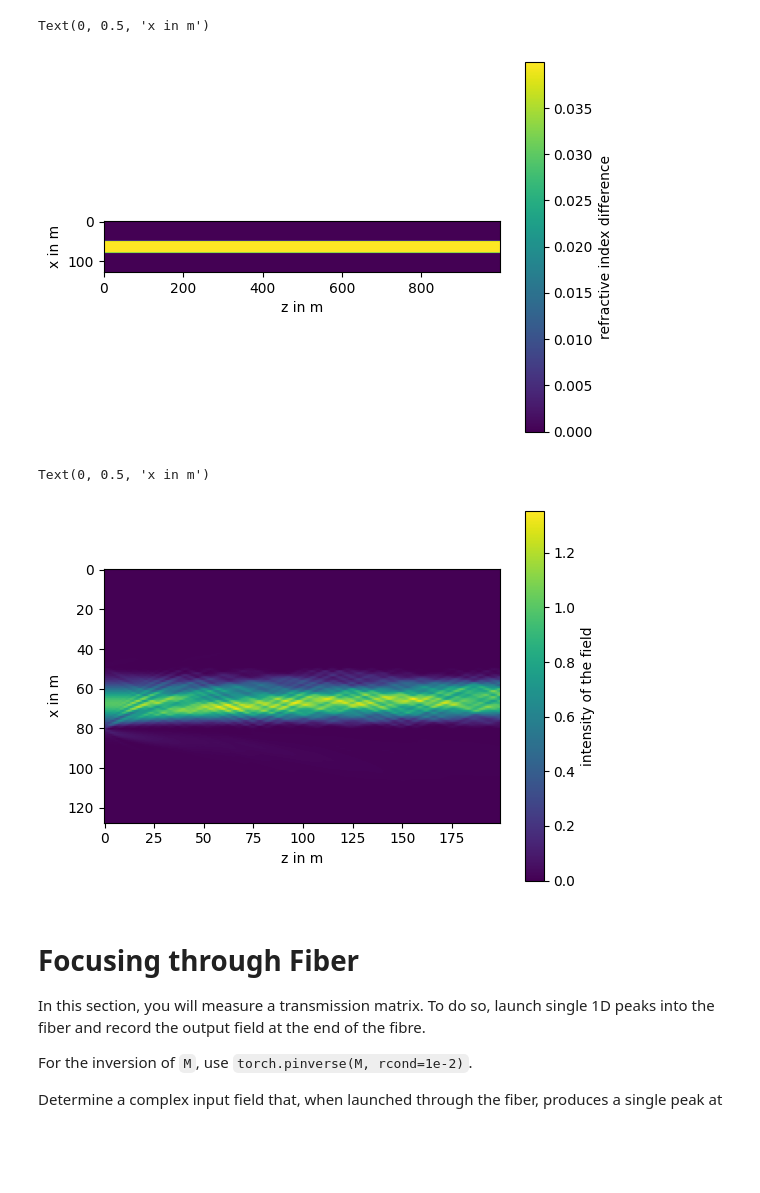
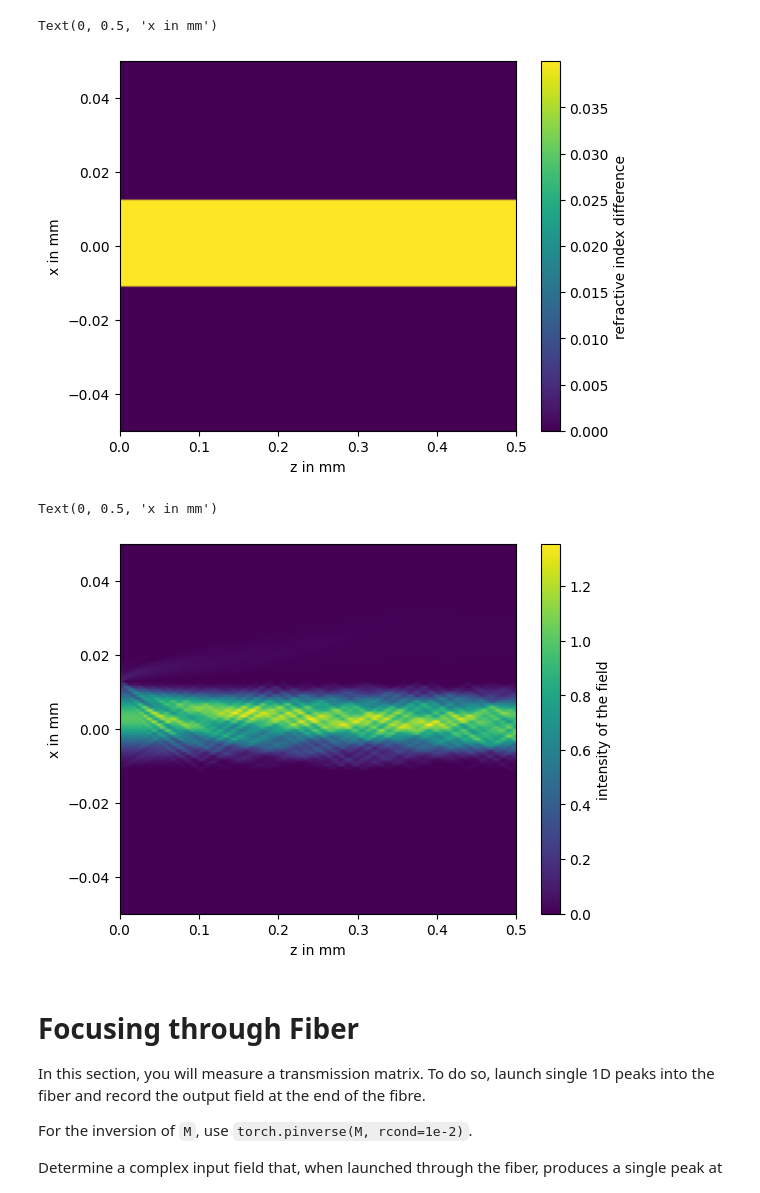
Before and after one commit to EPFL-LAPD/Micro-421-Computational-optical-imaging-2025, a Jupyter notebook: GX_09.ipynb, the cells around one changed output. Cells and saved outputs as stored; diff of their text form; code cells hidden in the pictures; blank space fills up the shorter version.

```diff
--- a/GX_09.ipynb
+++ b/GX_09.ipynb
@@ -35,29 +35,36 @@ def fibre_propagation(U0, wvl, x, z, refractive_index):
 # %%
 refractive_index = torch.zeros(128, 1000)
 wvl = 633e-9
 
 x = torch.linspace(-50e-6, 50e-6, 128)
 z = torch.linspace(0e-6, 500e-6, 200)
 refractive_index[50:80, :] = 0.04
 
-plt.imshow(refractive_index.cpu().numpy())
+# Plot with correct extent
+plt.imshow(refractive_index.cpu().numpy(),
+           extent=[0, 500e-6 *1000, -50e-3, 50e-3],  # [left, right, bottom, top]
+           aspect='auto',
+           origin='lower')
 plt.colorbar(label="refractive index difference")
-plt.xlabel("z in m")
-plt.ylabel("x in m")
+plt.xlabel("z in mm")
+plt.ylabel("x in mm")
 # %% [output]
-Text(0, 0.5, 'x in m')
+Text(0, 0.5, 'x in mm')
-[figure, old version]
+[figure, new version]
 # %%
 U0 = torch.exp(-(x-3e-6)**2 / (2 * 5e-6)**2)
 U_prop = fibre_propagation(U0, wvl, x, z, refractive_index)
 
-plt.imshow((torch.abs(U_prop)**2).cpu().numpy())
+plt.imshow((torch.abs(U_prop)**2).cpu().numpy(),
+           extent=[0, 500e-6 *1000, -50e-3, 50e-3],  # [left, right, bottom, top]
+           aspect='auto',
+           origin='lower')
 plt.colorbar(label="intensity of the field")
-plt.xlabel("z in m")
-plt.ylabel("x in m")
+plt.xlabel("z in mm")
+plt.ylabel("x in mm")
 # %% [output]
-Text(0, 0.5, 'x in m')
+Text(0, 0.5, 'x in mm')
-[figure, old version]
+[figure, new version]
 # %% [markdown]
 # Focusing through Fiber
 
```
Also changed, not shown: parts of 1 cell of this notebook.
